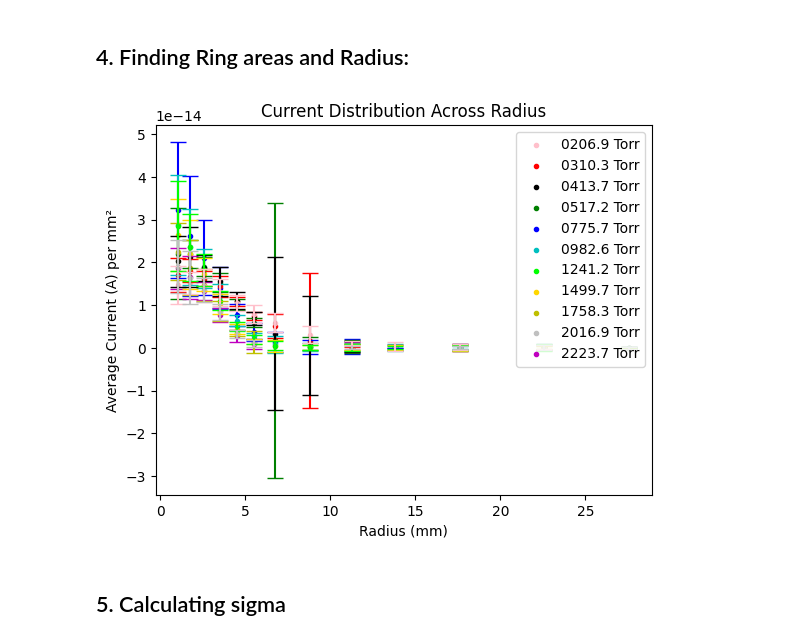
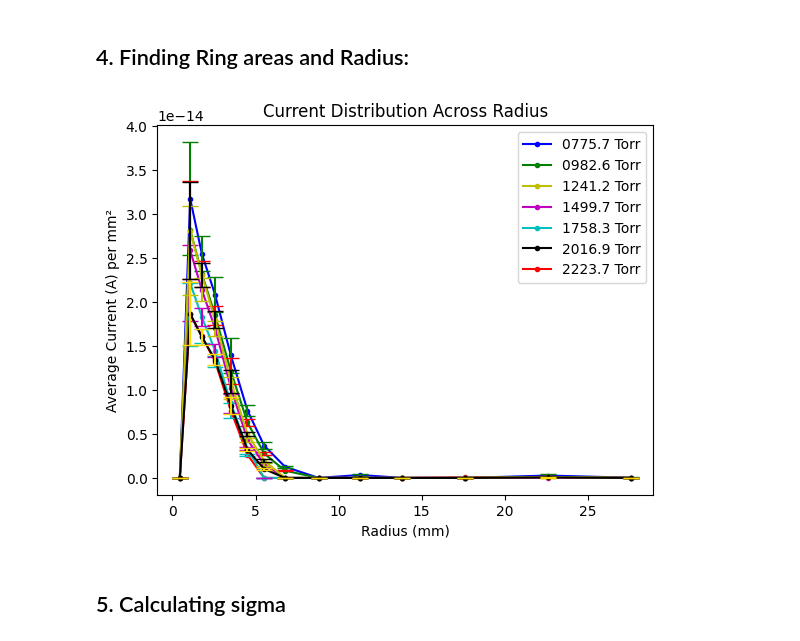
Before and after one commit to OliviaSeidel/SAQ_TestStand, a Jupyter notebook: ProcessOliviasSweep/MasterPlotter2.ipynb, the cells around one changed output. Saved outputs shown, nothing was run; the diff lists cells and outputs as text; code cells hidden in the pictures.

Commit message:
Wellseley Pressure Sweep Code

```diff
--- a/ProcessOliviasSweep/MasterPlotter2.ipynb
+++ b/ProcessOliviasSweep/MasterPlotter2.ipynb
@@ -173,6 +153,8 @@ for dir in dirList:
                 chnum = int(thisfilepath.split("Ch")[1].split("_")[0])-1 #get the channel number
 
                 times=[]
+                # Get rid of first timestamp
+                data[chnum] = data[chnum][8:]
                 for timeStamp in data[chnum]: #convert each one to new time
                     times.append(timeStamp * 200 / 30e6)
                 rtd_list = []
@@ -428,7 +410,7 @@ for fileRTDs in eachFileRTDHolder:
 #Get the average Current and Errors
 errs=[]
 fileNum=0
-data_dictionary={}
+data_dictionary = {}
 for filepath in filepaths_list:
     sweepNum = sweepNumValues[fileNum]
 
@@ -442,29 +424,29 @@ for filepath in filepaths_list:
     for i in range(0, 14):
 
         #number of resets * deltaChargePerReset = total charge seen on that channel
-        if np.average(eachFileRTDHolder[fileNum][i]) ==0:
+        if np.average(eachFileRTDHolderOutlierRemoved[fileNum][i]) == 0.0 :
             AvgI_PerChannel.append(0)
+            avgI = 0
         else:
-            avgI = Q_perReset_perChannel[i]/np.average(eachFileRTDHolder[fileNum][i])
+            avgI = Q_perReset_perChannel[i]/np.average(eachFileRTDHolderOutlierRemoved[fileNum][i])
             AvgI_PerChannel.append(avgI)
 
         # -------------------- Make your errors here ----------------------
-        if len(eachFileRTDHolder[fileNum][i]) == 0:
+        if len(eachFileRTDHolderOutlierRemoved[fileNum][i]) == 0.0:
             errorsPerPressure.append(0)
         else:
             #if not empty
-            if eachFileRTDHolder[fileNum][i]:
+            if eachFileRTDHolderOutlierRemoved[fileNum][i]:
                 '''
                 Find your error on total Q seen:
                 I = Q/t = chargePerReset/avgRtd
 
                 Now propagate the errors on average rtds(R) and Charge Per reset(Q) fromt the calibration fit:
-                SigmaI = sqrt(((derivative of I WRT Q)*sigmaQ)^2+((derivative of I WRT R)*sigmaR)^2)
-                SigmaI = sqrt((sigmaQ^2*R + Q^2sigmaR^2) / R^3)
+                SigmaI = I * sqrt(((sigmaQ/Q)^2+(sigmaR/R)^2)
+
                 '''
 
-                SigmaI =np.sqrt(((sigmaQ_perReset_perChannel[i]**2) * np.average(eachFileRTDHolder[fileNum][i]) + (Q_perReset_perChannel[i]**2) * (np.std(eachFileRTDHolder[fileNum][i])**2))
-                / (np.average(eachFileRTDHolder[fileNum][i])**3))
+                SigmaI =avgI * np.sqrt(((sigmaQ_perReset_perChannel[i]/Q_perReset_perChannel[i])**2) + ((np.std(eachFileRTDHolderOutlierRemoved[fileNum][i])/np.average(eachFileRTDHolderOutlierRemoved[fileNum][i]))**2))
 
                 # print('QPerReset: ' + str(Q_perReset_perChannel[i]))
                 # print('QPerResetErr: ' + str(sigmaQ_perReset_perChannel[i]))
@@ -514,53 +514,68 @@ ring_areas = ring_areas[:14]
 # %%
 #Plot your Current/mm vs Radius plot and save area normalized values
 
 colors = ['b', 'g', 'r', 'c', 'm', 'y', 'k', 'gold', 'lime', 'pink', 'silver', 'gray', 'maroon', 'olive', 'teal',
               'navy']
 
 # Define a base list of channel numbers (Fiducialized to 14 based on feild cage)
 ch = [1, 2, 3, 4, 5, 6, 7, 8, 9, 10, 11, 12, 13, 14]
 
 fig, ax = plt.subplots()
 n = 0
-AreaNormalizedAvgI_perCh = []
-AreaNormalizederrPerCh = []
+AreaNormalizedAvgI_perCh = {}
+AreaNormalizederrPerCh = {}
 for key, value in data_dictionary.items(): #go to each pressure and get the 14ch Data
     AvgI_perCh = value
     errPerCh = errs[n]
 
     # Get average Current per mm^2 for current and errors(I dont think I need to propagate anything here b/c Im multiplying by constant)
     AvgI_perMM = [I / a for I, a in zip(AvgI_perCh, ring_areas)]
+    AvgI_perMM = [0 if x is None or np.isnan(x) else x for x in AvgI_perMM]
     errPerCh_perMM = [Ierr / a for Ierr, a in zip(errPerCh, ring_areas)]
+    errPerCh_perMM = [0 if x is None or np.isnan(x) else x for x in errPerCh_perMM]
+
+    # Get the pressure or feild value from the key
+
+    sweepNum = round(float(key) * 51.715, 1)
+    formatted_sweepNum = f'{sweepNum:06.1f}'
+    ax.plot(ring_avgs, AvgI_perMM, marker='.', label=str(formatted_sweepNum) + " Torr", color=colors[n])
+
+    n += 1
+
 
     # Save area normalized versions for future use
-    AreaNormalizedAvgI_perCh.append(AvgI_perMM)
-    AreaNormalizederrPerCh.append(errPerCh_perMM)
-
-    # Get the pressure value from the key
-    sweepNum = round(float(key) * 51.715, 1)
-    formatted_sweepNum = f'{sweepNum:06.1f}'
-    ax.scatter(ring_avgs, AvgI_perMM, marker='.', label=str(formatted_sweepNum) + " Torr", color=colors[n])
+    AreaNormalizedAvgI_perCh[formatted_sweepNum] = AvgI_perMM
+    AreaNormalizederrPerCh[formatted_sweepNum] = errPerCh_perMM
 
     ax.errorbar(ring_avgs, AvgI_perMM, yerr=(errPerCh_perMM,errPerCh_perMM), fmt='none', capsize=6, markersize='6', color=colors[n])
     ax.set_ylabel('Average Current (A) per mm\u00b2')
 
+    y=AvgI_perMM
+    x=ring_avgs
 
-    y= [0 if x is None or np.isnan(x) else x for x in AvgI_perMM]
-    x=ring_avgs
-    n += 1
 
-handles, labels = ax.get_legend_handles_labels()
+    handles, labels = ax.get_legend_handles_labels()
 
-# sort both labels and handles by labels
-labels, handles = zip(*sorted(zip(labels, handles), key=lambda t: t[0]))
-ax.legend(handles, labels)
+    # sort both labels and handles by labels
+    labels, handles = zip(*sorted(zip(labels, handles), key=lambda t: t[0]))
+    ax.legend(handles, labels)
 
-ax.set_xlabel('Radius (mm)')
-ax.set_title('Current Distribution Across Radius')
+    ax.set_xlabel('Radius (mm)')
+    ax.set_title('Current Distribution Across Radius')
 
-fig.savefig(os.path.join(current_dir.split('Process')[0],'Plots/OliviaData/')+'PressureSweepIPerUnitAreavsRadius.png')
+
+    fig.savefig(os.path.join(current_dir.split('Process')[0],'Plots/OliviaData/')+'PressureSweepIPerUnitAreavsRadius.png')
+    with open(os.path.join(current_dir.split('Process')[0],'Plots/OliviaData/')+'PressureSweepData.txt', "w") as f:
+        f.write(f"Average Current Dictionary:\n")
+        f.write(f"{AreaNormalizedAvgI_perCh}\n")
+        f.write(f"\n")
+        f.write(f"Errors Dictonary:\n")
+        f.write(f"{AreaNormalizederrPerCh}\n")
+        f.write(f"\n")
+        f.write(f"Ring Centers:\n")
+        f.write(f"{ring_avgs}\n")
 # %% [output]
-[figure, old version]
+[figure, new version]
 # %% [markdown]
 ## 5. Calculating sigma
 # %%
```
Also changed, not shown: parts of 6 cells of this notebook, 38 other files.
